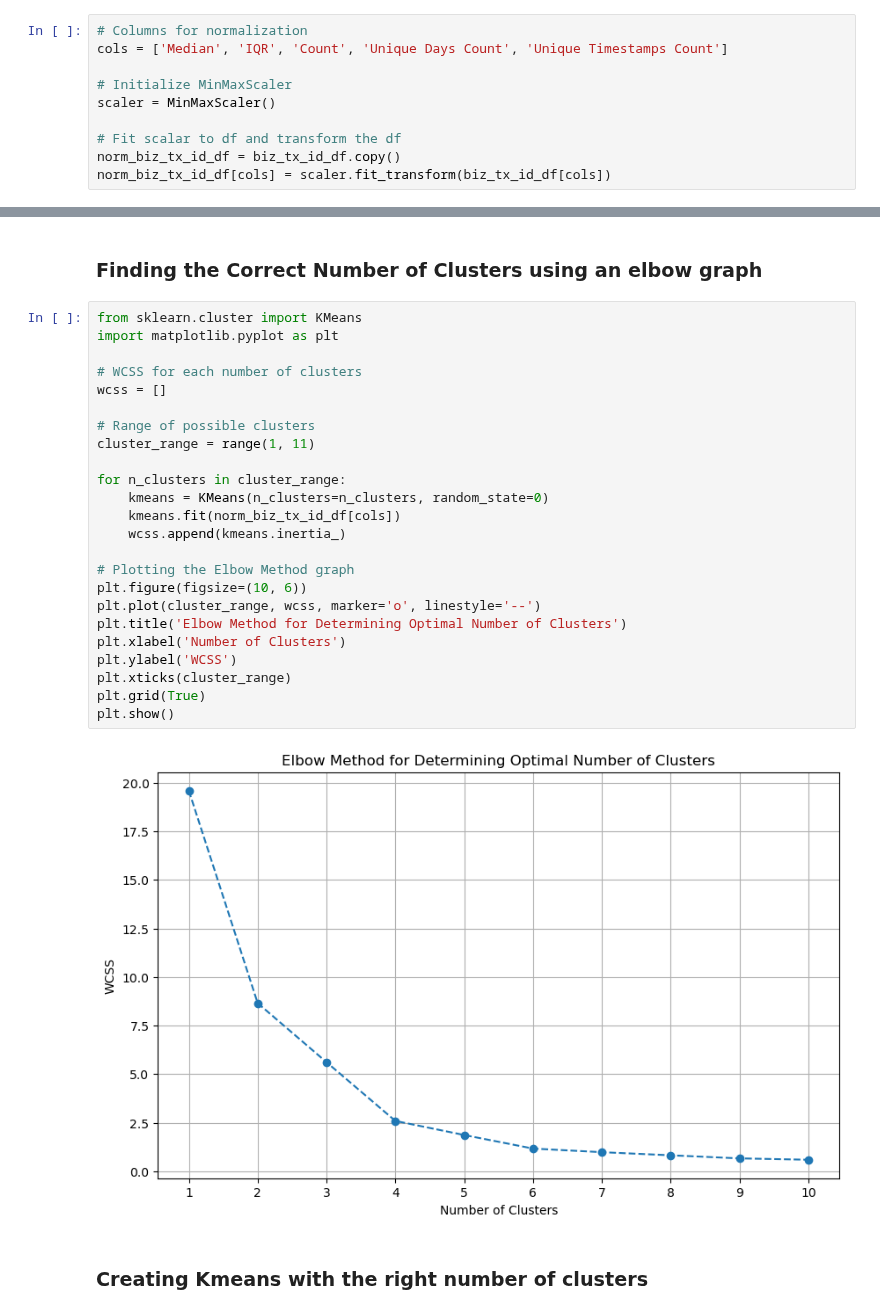
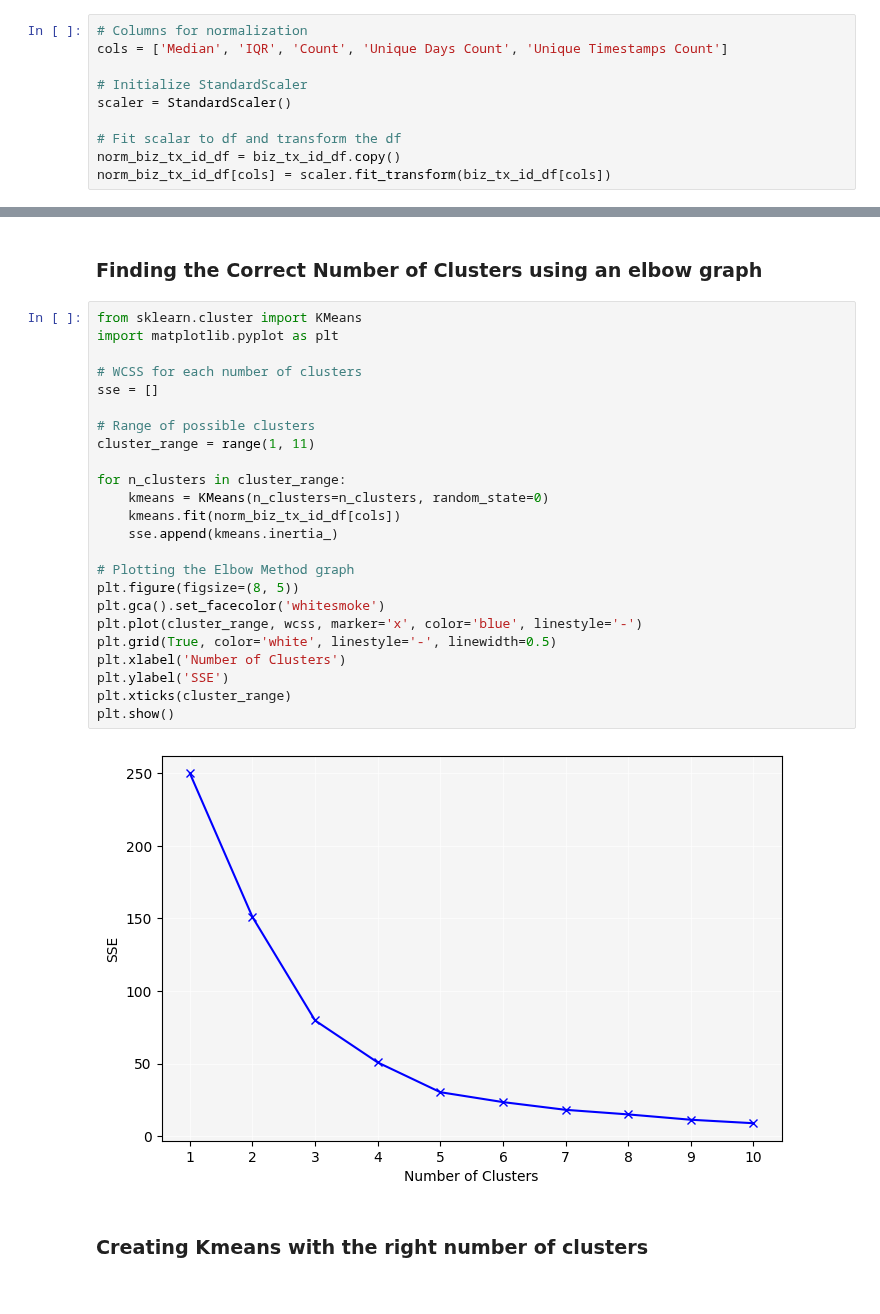
Before and after one commit to UoB-DSMP-2023-24/dsmp-2024-group27, a Jupyter notebook: IndustryMapping/IndustryClustering.ipynb, the cells around one changed output, grey strips where cells are left out. Drawn from its saved outputs; the diff is of its cells as text.

```diff
--- a/IndustryMapping/IndustryClustering.ipynb
+++ b/IndustryMapping/IndustryClustering.ipynb
@@ -116,8 +61,8 @@ biz_tx_id_df
 # Columns for normalization
 cols = ['Median', 'IQR', 'Count', 'Unique Days Count', 'Unique Timestamps Count']
 
-# Initialize MinMaxScaler
-scaler = MinMaxScaler()
+# Initialize StandardScaler
+scaler = StandardScaler()
 
 # Fit scalar to df and transform the df
 norm_biz_tx_id_df = biz_tx_id_df.copy()
@@ -149,29 +74,29 @@ norm_biz_tx_id_df
 # %%
 from sklearn.cluster import KMeans
 import matplotlib.pyplot as plt
 
 # WCSS for each number of clusters
-wcss = []
+sse = []
 
 # Range of possible clusters
 cluster_range = range(1, 11)
 
 for n_clusters in cluster_range:
     kmeans = KMeans(n_clusters=n_clusters, random_state=0)
     kmeans.fit(norm_biz_tx_id_df[cols])
-    wcss.append(kmeans.inertia_)
+    sse.append(kmeans.inertia_)
 
 # Plotting the Elbow Method graph
-plt.figure(figsize=(10, 6))
-plt.plot(cluster_range, wcss, marker='o', linestyle='--')
-plt.title('Elbow Method for Determining Optimal Number of Clusters')
+plt.figure(figsize=(8, 5))
+plt.gca().set_facecolor('whitesmoke')
+plt.plot(cluster_range, wcss, marker='x', color='blue', linestyle='-')
+plt.grid(True, color='white', linestyle='-', linewidth=0.5)
 plt.xlabel('Number of Clusters')
-plt.ylabel('WCSS')
+plt.ylabel('SSE')
 plt.xticks(cluster_range)
-plt.grid(True)
 plt.show()
 # %% [output]
-[figure, old version]
+[figure, new version]
 # %% [markdown]
 ### Creating Kmeans with the right number of clusters
 # %%
```
Also changed, not shown: parts of 13 cells of this notebook, 2 other files.
